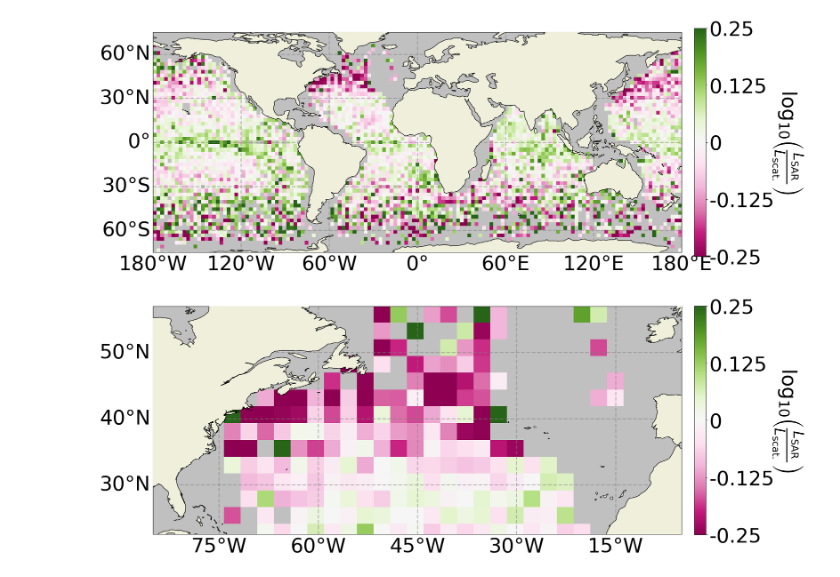
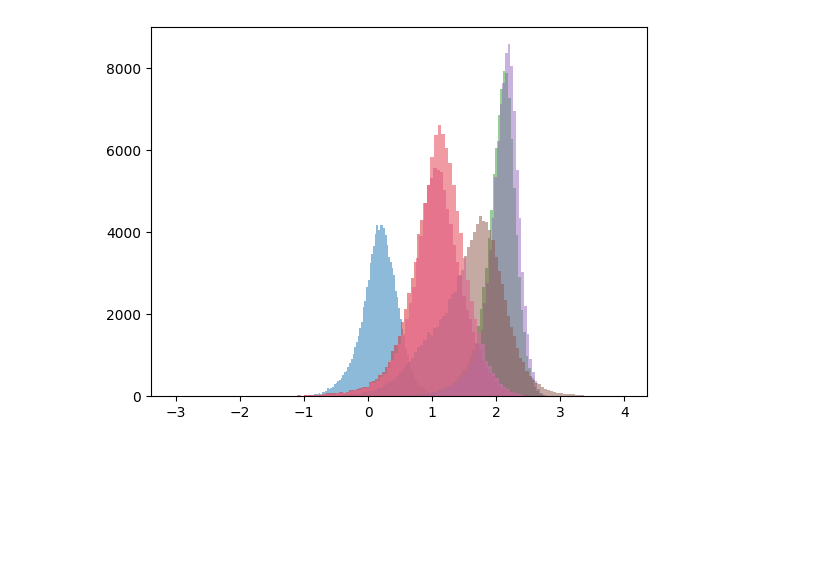
Before and after one commit to owenodriscoll/AutoML, a Jupyter notebook: examples/analysis_rolls_cells.ipynb, the cells around one changed output. Drawn from its saved outputs; the diff is of its cells as text; code cells hidden in the pictures; blank space fills up the shorter version.

Commit message:
notebook analysis of sshf slhf L deltaT buoyancy

```diff
--- a/examples/analysis_rolls_cells.ipynb
+++ b/examples/analysis_rolls_cells.ipynb
@@ -226,45 +58,28 @@ if (result_scat.y_test == result_sar.y_test).values.all():
-# %%
-#%% plot global difference between SAR and scat results
-
-df_input = pd.DataFrame()
-df_input['pred_scat'] = pred_scat
-df_input['pred_sar'] = pred_sar
-df_input['lat'] = df_val['lat_sar'][test_index].reset_index(drop = True);
-df_input['lon'] = df_val['lon_sar'][test_index].reset_index(drop = True);
-df_input['scat_sar_diff'] = df_input['pred_sar'] - df_input['pred_scat']
-variables = ['scat_sar_diff']
-statistics = ['median']
-norms = [matplotlib.colors.Normalize(vmin=-0.25, vmax=0.25)]
-cmaps = ['PiYG'] # PiYG
-rows = 1
-columns = 1
-shrink = 0.65 # 0.65
-resolution = 2.5
-pad = 0.02
-labelpad = 60 # 30
-title = ''
-fontsize = 40 # 20
-labelsize = 40 # 20
-extent = [-85, -5, 22.5, 57]
-xticks = [-90, -75, -60, -45, -30, -15, 0]#[-105, -90, -75, -60, -45, -30, -15, 0] #[-90, -75, -60, -45, -30, -15, 0]
-yticks = [20, 30, 40, 50]
-figsize = (20, 10)
-cbar_ticks = [-0.5, -0.25, -0.125, 0, 0.125, 0.25, 0.5]
-cbar_labels = ['-0.50', '-0.25', '-0.125', '0', '0.125', '0.25', '0.50']
-cbar_title = r'$\mathrm{log_{10}}\left(\frac{L_{\mathrm{SAR}}}{L_{\mathrm{scat.}}} \right)$' #r'$\Delta \theta$ [$^{\circ}$]' # $\widehat{L}$ [m] $L_{\mathrm{ERA5}}$
-fig, datas = eqm.world_maps_single(df_input = df_input, variables = variables, title = title, cbar_title = cbar_title, statistics = statistics,
-                              norms = norms, cmaps = cmaps, rows = rows, columns = columns, shrink = shrink, resolution = resolution, pad = pad,
-                              fontsize = fontsize, labelsize = labelsize, labelpad = labelpad, cbar_ticks=cbar_ticks, cbar_labels=cbar_labels,
-                              figsize = figsize,
-                                # extent = extent, xticks = xticks, yticks = yticks
-                              )
-
-fig2, datas2 = eqm.world_maps_single(df_input = df_input, variables = variables, title = title, cbar_title = cbar_title, statistics = statistics,
-                              norms = norms, cmaps = cmaps, rows = rows, columns = columns, shrink = shrink, resolution = resolution, pad = pad,
-                              fontsize = fontsize, labelsize = labelsize, labelpad = labelpad, cbar_ticks=cbar_ticks, cbar_labels=cbar_labels,
-                              figsize = figsize,
-                              extent = extent, xticks = xticks, yticks = yticks
-                              )
-# %% [output]
-[figure, removed]
-[figure, removed]
+# %%
+#%% Select data, split into X and y- matrix and exclude scenes for analysis later on
+
+# -- observation
+X_sar = df_obs.drop(columns = ['S_sigma0_xi_norm_std', 'S_sigma0_xi_mean', 'wdir'])
+# X_scat = df_obs[['U_n', 'incidence_avg', 'energy_dir_range']]
+
+# -- validation
+y_deltaT = np.log10(abs(df_val.tsea_era5-df_val.tair_era5))
+y_hlb = np.log10(df_val['hsb_era5']) # FIXME this should be hsb
+y_hsb = np.log10(df_val.hlb_era5) # FIXME this should be hlb
+y_hbb = np.log10(df_val.hbb_era5)
+y_sshf = np.log10(abs(df_val['sshf_era5']))
+y_slhf = np.log10(abs(df_val['slhf_era5']))
+y_L = np.log10(abs(df_val['L_era5']))
+y_bf = np.log10(abs(df_val['hsb_era5'])) # FIXME this should be another variable
+
+
+# FIXME this should include y_hbb
+plt.hist(y_deltaT, bins = 100, alpha = 0.5);
+plt.hist(y_hlb, bins = 100, alpha = 0.5)
+plt.hist(y_hsb, bins = 100, alpha = 0.5)
+plt.hist(y_sshf, bins = 100, alpha = 0.5)
+plt.hist(y_slhf, bins = 100, alpha = 0.5)
+_ = plt.hist(y_L, bins = 100, alpha = 0.5)
+_ = plt.hist(y_bf, bins = 100, alpha = 0.5)
+# %% [output]
+[figure, added]
```
Also changed, not shown: parts of 26 cells of this notebook.
